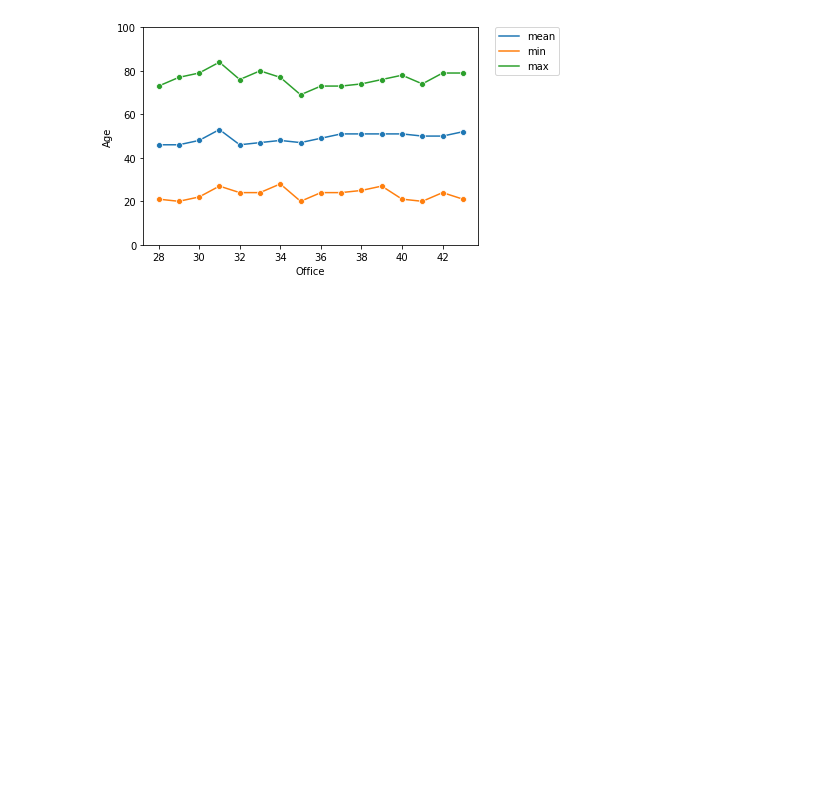
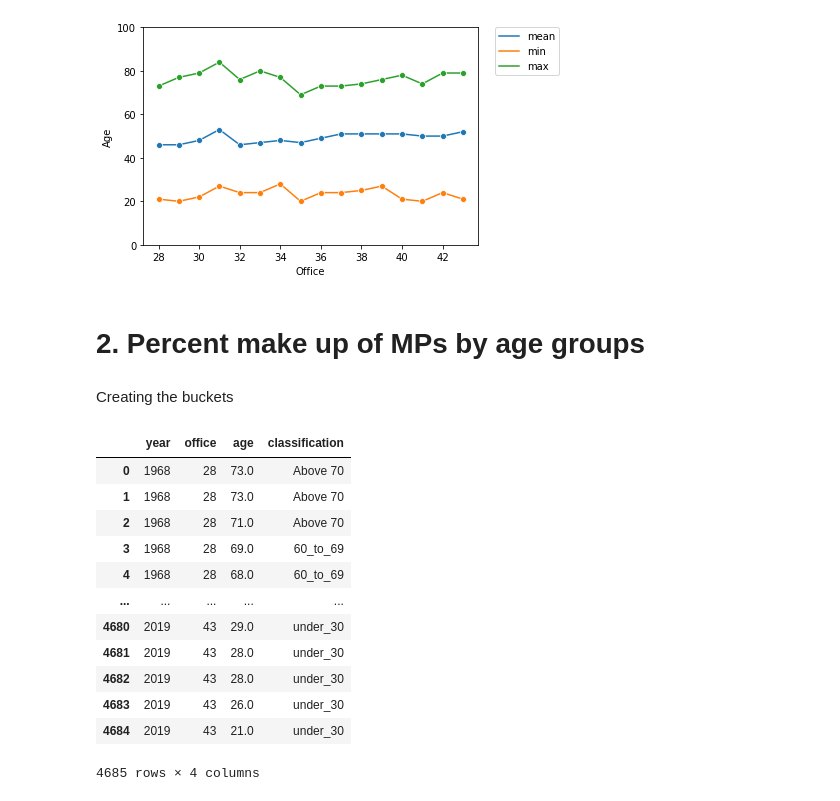
Before and after one commit to hirephd-org/FML2021, a Jupyter notebook: Momo_FML_parliament_age_graph.ipynb, the cells around one changed output. Saved outputs shown, nothing was run; the diff lists cells and outputs as text; code cells hidden in the pictures; blank space fills up the shorter version.

```diff
--- a/Momo_FML_parliament_age_graph.ipynb
+++ b/Momo_FML_parliament_age_graph.ipynb
@@ -166,3 +166,5 @@ plt.legend(bbox_to_anchor=(1.05,1), borderaxespad=0.)
 # %% [output]
 <matplotlib.legend.Legend at 0x...>
 [figure]
+# %% [markdown]
+# 2. Percent make up of MPs by age groups
@@ -168,0 +174,35 @@ plt.legend(bbox_to_anchor=(1.05,1), borderaxespad=0.)
+# %% [markdown]
+Creating the buckets
+# %%
+#create a function to classify each age
+
+def func(x):
+    if x >= 70:
+        return "Above 70"
+    elif 70>x>=60:
+        return "60_to_69"
+    elif 60>x>=50:
+        return "50_to_59"
+    elif 50>x>=40:
+        return "40_to_49"
+    elif 40>x>=30:
+        return "30_to_39"
+    else:
+        return "under_30"
+
+mpage['classification']=mpage['age'].apply(func) #add classification column
+mpage
+# %% [output]
+|  | year | office | age | classification |
+| 0 | 1968 | 28 | 73.0 | Above 70 |
+| 1 | 1968 | 28 | 73.0 | Above 70 |
+| 2 | 1968 | 28 | 71.0 | Above 70 |
+| 3 | 1968 | 28 | 69.0 | 60_to_69 |
+| 4 | 1968 | 28 | 68.0 | 60_to_69 |
+| ... | ... | ... | ... | ... |
+| 4680 | 2019 | 43 | 29.0 | under_30 |
+| 4681 | 2019 | 43 | 28.0 | under_30 |
+| 4682 | 2019 | 43 | 28.0 | under_30 |
+| 4683 | 2019 | 43 | 26.0 | under_30 |
+| 4684 | 2019 | 43 | 21.0 | under_30 |
+4685 rows × 4 columns
```
Also changed, not shown: parts of 8 cells of this notebook.
